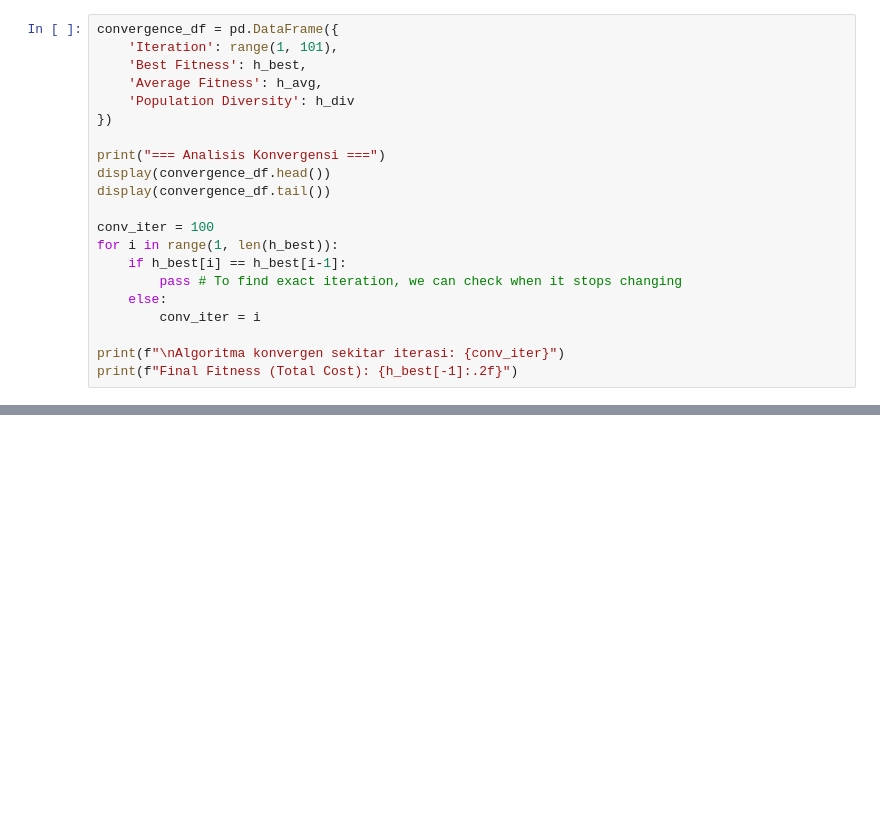
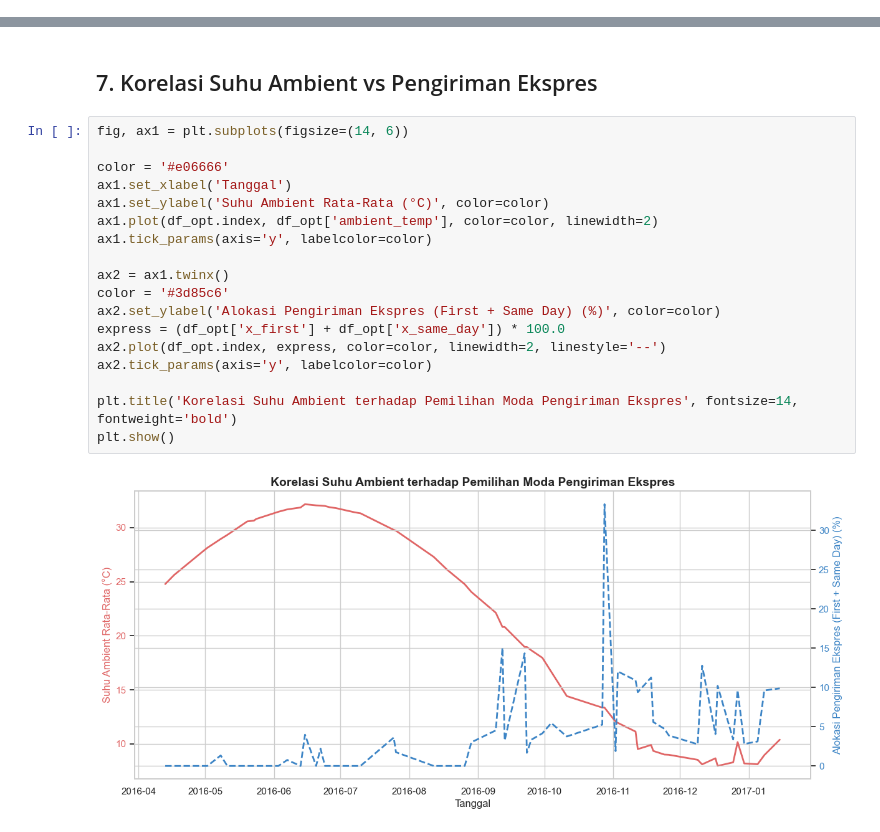
Before and after one commit to DeanFebrio/AOL_AppliedMathModeling, a Jupyter notebook: AO.ipynb, the cells around one changed output, grey strips where cells are left out. Saved outputs shown, nothing was run; the diff lists cells and outputs as text; blank space fills up the shorter version.

```diff
--- a/AO.ipynb
+++ b/AO.ipynb
@@ -286,21 +0,0 @@ Cost Reduction: 31.14%
-# %%
-convergence_df = pd.DataFrame({
-    'Iteration': range(1, 101),
-    'Best Fitness': h_best,
-    'Average Fitness': h_avg,
-    'Population Diversity': h_div
-})
-
-print("=== Analisis Konvergensi ===")
-display(convergence_df.head())
-display(convergence_df.tail())
-
-conv_iter = 100
-for i in range(1, len(h_best)):
-    if h_best[i] == h_best[i-1]:
-        pass # To find exact iteration, we can check when it stops changing
-    else:
-        conv_iter = i
-
-print(f"\nAlgoritma konvergen sekitar iterasi: {conv_iter}")
-print(f"Final Fitness (Total Cost): {h_best[-1]:.2f}")
@@ -583,0 +222,22 @@ print(f"   Dengan mengadopsi model terpadu GRU-AO ini, perusahaan tidak hanya me
+# %% [markdown]
+## 7. Korelasi Suhu Ambient vs Pengiriman Ekspres
+# %%
+fig, ax1 = plt.subplots(figsize=(14, 6))
+
+color = '#e06666'
+ax1.set_xlabel('Tanggal')
+ax1.set_ylabel('Suhu Ambient Rata-Rata (°C)', color=color)
+ax1.plot(df_opt.index, df_opt['ambient_temp'], color=color, linewidth=2)
+ax1.tick_params(axis='y', labelcolor=color)
+
+ax2 = ax1.twinx()
+color = '#3d85c6'
+ax2.set_ylabel('Alokasi Pengiriman Ekspres (First + Same Day) (%)', color=color)
+express = (df_opt['x_first'] + df_opt['x_same_day']) * 100.0
+ax2.plot(df_opt.index, express, color=color, linewidth=2, linestyle='--')
+ax2.tick_params(axis='y', labelcolor=color)
+
+plt.title('Korelasi Suhu Ambient terhadap Pemilihan Moda Pengiriman Ekspres', fontsize=14, fontweight='bold')
+plt.show()
+# %% [output]
+[figure, added]
```
Also changed, not shown: parts of 36 cells of this notebook, 9 other files.
